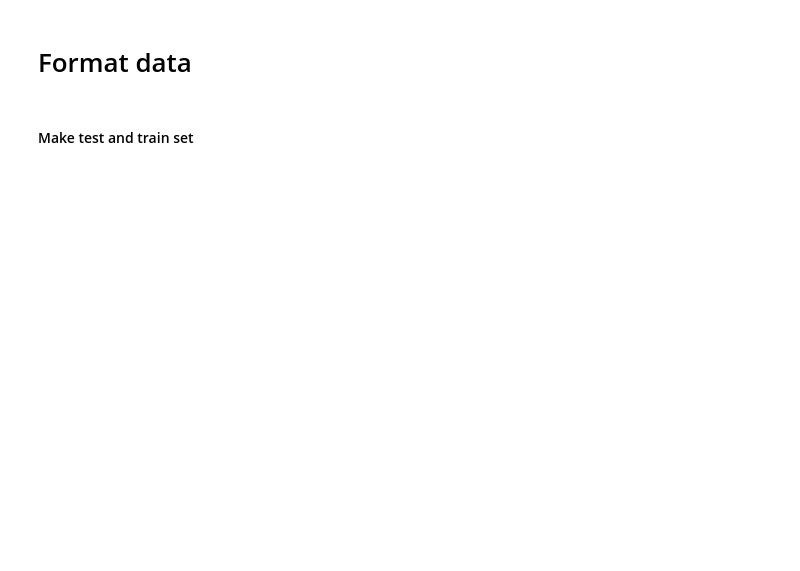
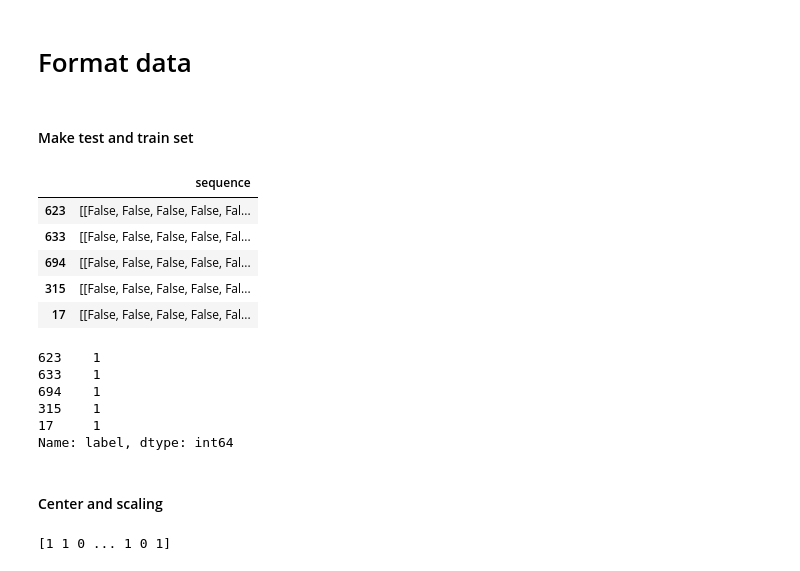
Before and after one commit to github4touchdouble/nnet-enzyme, a Jupyter notebook: notebooks/onehotsvm.ipynb, the cells around one changed output. Drawn from its saved outputs; the diff is of its cells as text; code cells hidden in the pictures; blank space fills up the shorter version.

```diff
--- a/notebooks/onehotsvm.ipynb
+++ b/notebooks/onehotsvm.ipynb
@@ -17,10 +19,10 @@ from Bio import SeqIO
 # %% [markdown]
 # Import data & convert it to dataframe
 # %%
-enzyme_df = pd.read_csv('', header=0, sep=',')
+enzyme_df = pd.read_csv('C:\\Users\\smith\\Downloads\\Dataset\\split30.csv', header=0, sep=',')
 enzyme_df = enzyme_df.drop('EC number', axis=1)
 enzyme_df = enzyme_df.drop('Entry', axis=1)
-with open("") as file:
+with open("C:\\Users\\smith\\Downloads\\Dataset\\no_enzyme_train.fasta") as file:
     recs = SeqIO.parse(file, 'fasta')
     data = []
     for rec in recs:
@@ -47,3 +71,3 @@ print(len(enzyme_df_downsampled))
 # %%
-non_enzyme_df_downsampled = resample(non_enzyme_df,replace=False,n_samples=000,random_state=42)
+non_enzyme_df_downsampled = resample(non_enzyme_df,replace=False,n_samples=1000,random_state=42)
 print(len(non_enzyme_df_downsampled))
@@ -93,5 +119,37 @@ for seq in non_enzyme_df_downsampled.sequence:
 #### Make test and train set
 # %%
 df = pd.DataFrame(all_data)
-df.head()
-#df.to_csv('./test.csv')
+df = df.sample(frac=1)
+# %%
+X = df.drop('label', axis=1).copy()
+X.head()
+# %% [output]
+|  | sequence |
+| 623 | [[False, False, False, False, Fal... |
+| 633 | [[False, False, False, False, Fal... |
+| 694 | [[False, False, False, False, Fal... |
+| 315 | [[False, False, False, False, Fal... |
+| 17 | [[False, False, False, False, Fal... |
+# %%
+y = df['label'].copy()
+y.head()
+# %% [output]
+623    1
+633    1
+694    1
+315    1
+17     1
+Name: label, dtype: int64
+# %% [markdown]
+#### Center and scaling
+# %%
+X_train, X_test, y_train, y_test = train_test_split(X,y,random_state=42)
+
+
+X_train = np.array(X_train)
+y_train = np.array(y_train)
+X_test = np.array(X_test)
+y_test = np.array(y_test)
+print(y_train)
+# %% [output]
+[1 1 0 ... 1 0 1]
```
Also changed, not shown: parts of 13 cells of this notebook.
